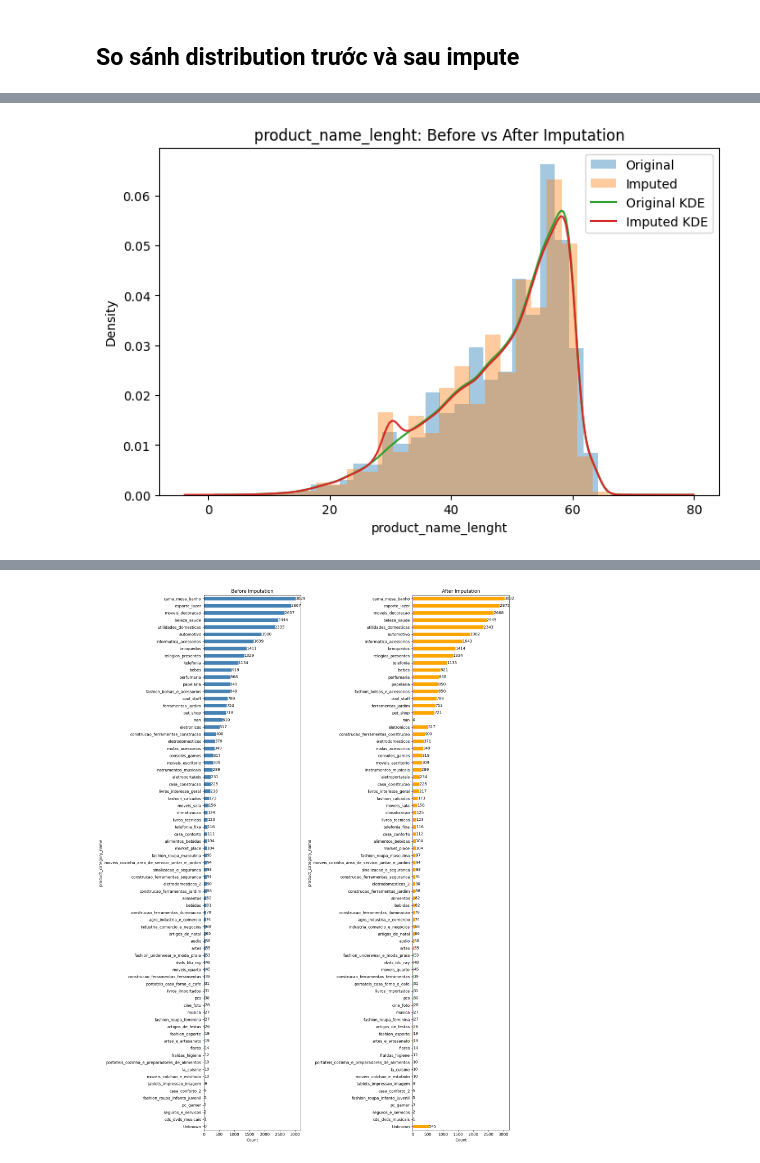
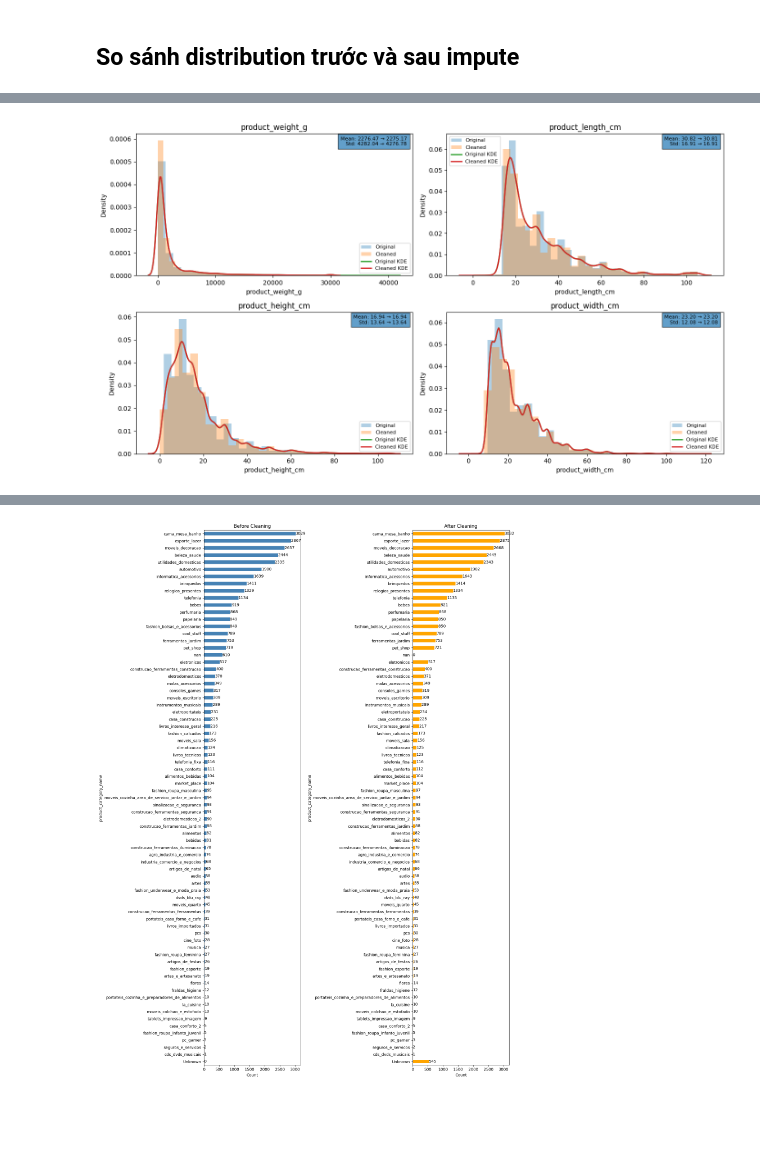
Before and after one commit to Avcuongy/data-mining-project, a Jupyter notebook: notebooks/2_cleaning.ipynb, the cells around one changed output, grey strips where cells are left out. Cells and saved outputs as stored; diff of their text form; code cells hidden in the pictures; blank space fills up the shorter version.

```diff
--- a/notebooks/2_cleaning.ipynb
+++ b/notebooks/2_cleaning.ipynb
@@ -826,34 +934,96 @@ cols = [
 # %%
 import matplotlib.pyplot as plt
 import seaborn as sns
+import numpy as np
 
 cols = [
-    "product_name_lenght",
-    "product_description_lenght",
-    "product_photos_qty",
     "product_weight_g",
     "product_length_cm",
     "product_height_cm",
     "product_width_cm"
 ]
 
-for col in cols:
+n_cols = 2
+n_rows = int(np.ceil(len(cols) / n_cols))
+
+fig, axes = plt.subplots(
+    n_rows,
+    n_cols,
+    figsize=(14, 4 * n_rows)
+)
+
+axes = axes.flatten()
+
+for i, col in enumerate(cols):
 
     original = products_origin[col].dropna()
-    imputed = products[col]
+    cleaned = products[col].dropna()
 
-    plt.figure(figsize=(8,5))
+    ax = axes[i]
 
     # Histogram
-    plt.hist(original, bins=30, alpha=0.4, label="Original", density=True)
-    plt.hist(imputed, bins=30, alpha=0.4, label="Imputed", density=True)
+    ax.hist(
+        original,
+        bins=30,
+        alpha=0.35,
+        density=True,
+        label="Original"
+    )
+
+    ax.hist(
+        cleaned,
+        bins=30,
+        alpha=0.35,
+        density=True,
+        label="Cleaned"
+    )
 
     # KDE
-    sns.kdeplot(original, label="Original KDE")
-    sns.kdeplot(imputed, label="Imputed KDE")
+    sns.kdeplot(
+        original,
+        ax=ax,
+        linewidth=2,
+        label="Original KDE"
+    )
 
-    plt.title(f"{col}: Before vs After Imputation")
-    plt.legend()
-    plt.show()
+    sns.kdeplot(
+        cleaned,
+        ax=ax,
+        linewidth=2,
+        label="Cleaned KDE"
+    )
+
+    # Thống kê
+    original_mean = original.mean()
+    cleaned_mean = cleaned.mean()
+
+    original_std = original.std()
+    cleaned_std = cleaned.std()
+
+    txt = (
+        f"Mean: {original_mean:.2f} → {cleaned_mean:.2f}\n"
+        f"Std: {original_std:.2f} → {cleaned_std:.2f}"
+    )
+
+    ax.text(
+        0.98,
+        0.98,
+        txt,
+        transform=ax.transAxes,
+        ha="right",
+        va="top",
+        fontsize=8,
+        bbox=dict(alpha=0.7)
+    )
+
+    ax.set_title(col)
+    ax.legend(fontsize=8)
+
+# Xóa subplot thừa
+for j in range(len(cols), len(axes)):
+    fig.delaxes(axes[j])
+
+plt.tight_layout()
+plt.show()
 # %% [output]
-[figure, old version]
+[figure, new version]
```
Also changed, not shown: parts of 17 cells of this notebook, 1 other file.
